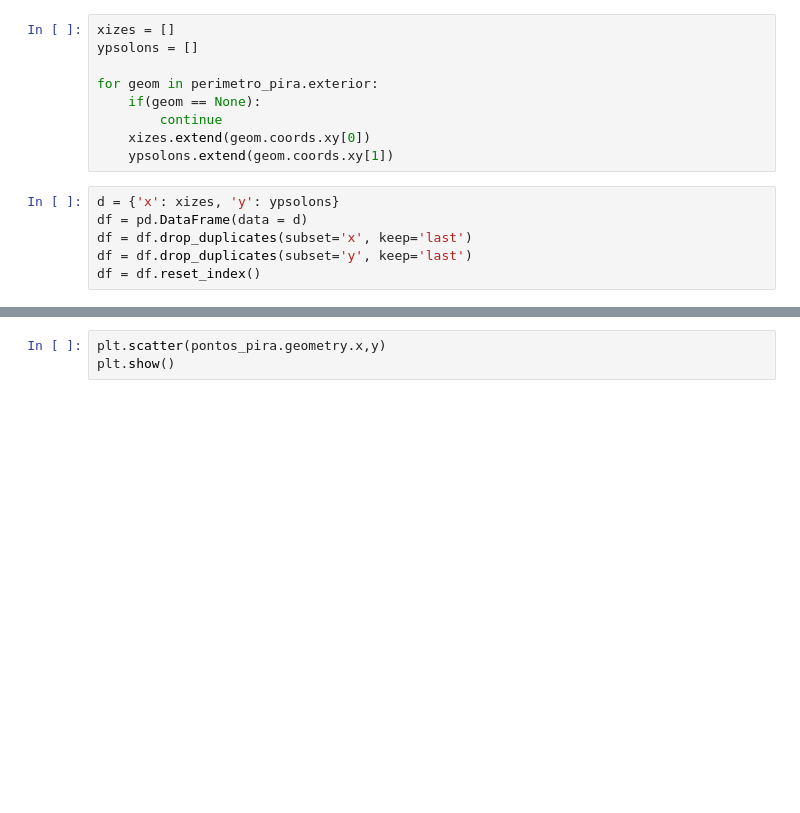
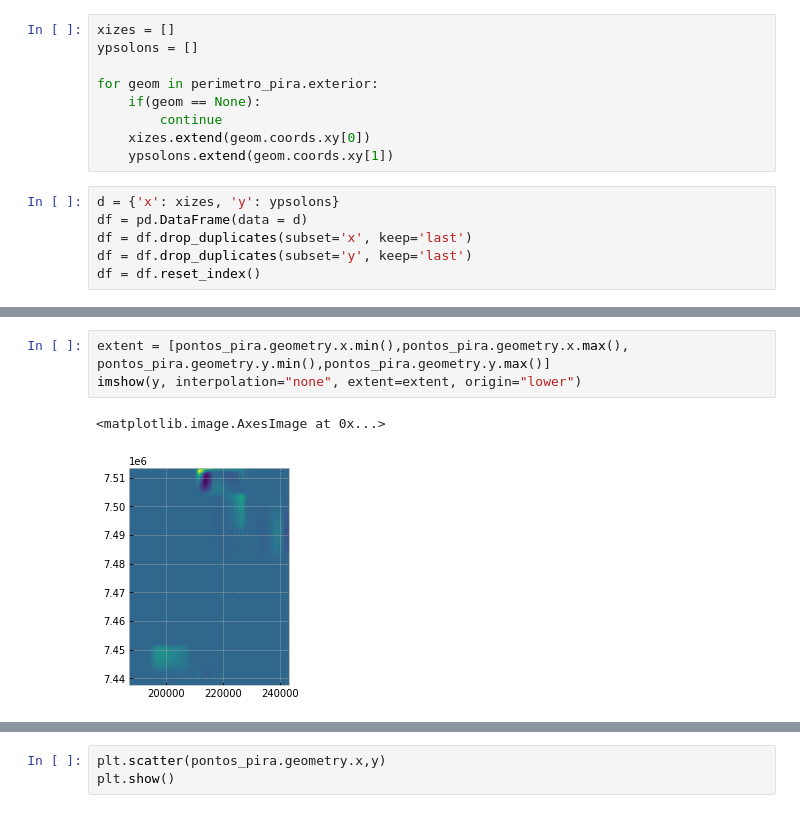
Before and after one commit to Livia-dias/Interpolate-carbono, a Jupyter notebook: interpolate.ipynb, the cells around one changed output, grey strips where cells are left out. Cells and saved outputs as stored; diff of their text form; blank space fills up the shorter version.

```diff
--- a/interpolate.ipynb
+++ b/interpolate.ipynb
@@ -47,0 +62,6 @@ Probable causes: either s or m too small. (fp>s)
+# %%
+extent = [pontos_pira.geometry.x.min(),pontos_pira.geometry.x.max(), pontos_pira.geometry.y.min(),pontos_pira.geometry.y.max()]
+imshow(y, interpolation="none", extent=extent, origin="lower")
+# %% [output]
+<matplotlib.image.AxesImage at 0x...>
+[figure, added]
```
Also changed, not shown: parts of 5 cells of this notebook, 6 other files.
